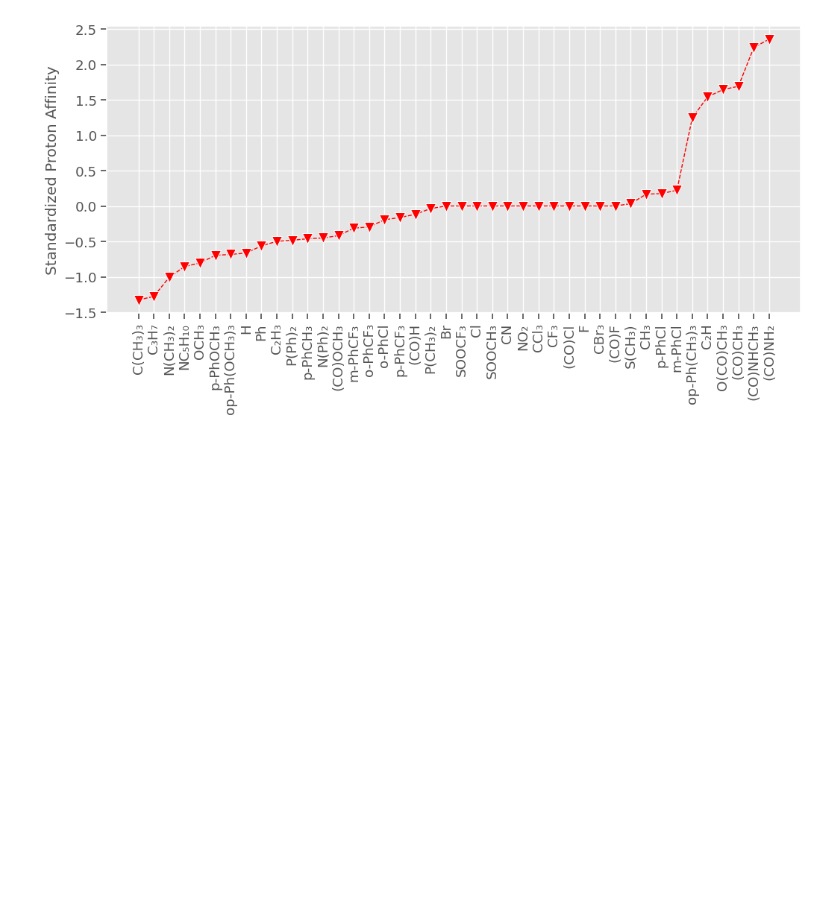
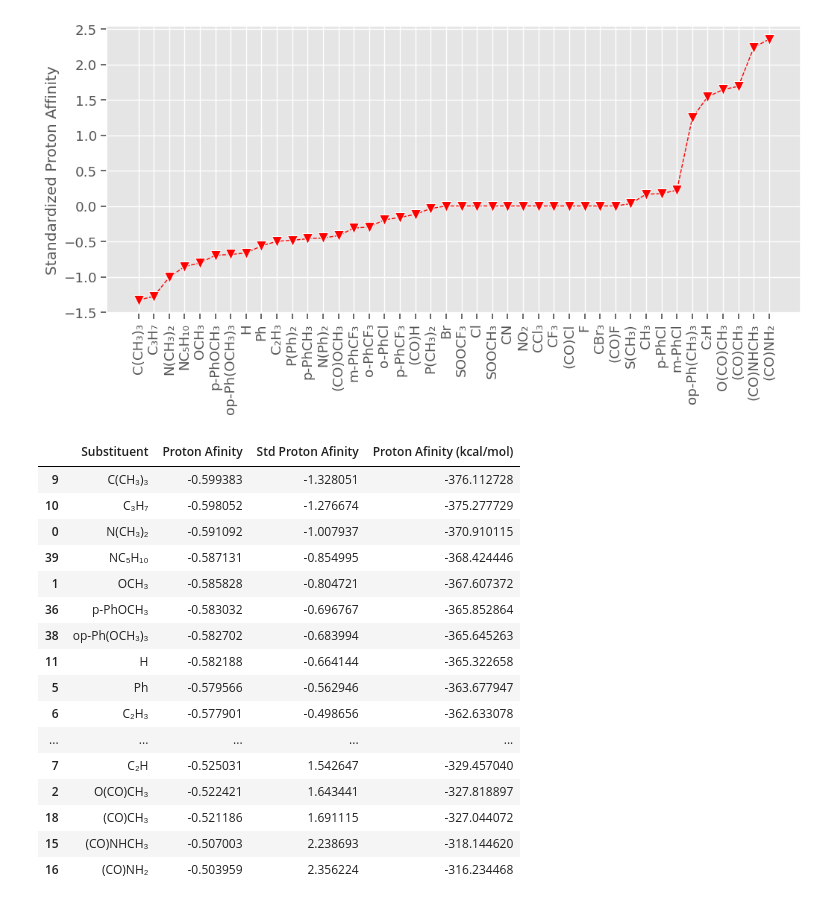
Before and after one commit to sheha919/Cobaltocenium_project, a Jupyter notebook: proton_afinity_plot.ipynb, the cells around one changed output. Drawn from its saved outputs; the diff is of its cells as text; code cells hidden in the pictures; blank space fills up the shorter version.

```diff
--- a/proton_afinity_plot.ipynb
+++ b/proton_afinity_plot.ipynb
@@ -158,2 +158,24 @@ plt.savefig('proton_afinity.png');
 # %% [output]
 [figure]
+# %%
+df_mod2 = df[df['Proton Afinity']!=0].sort_values('Proton Afinity', ascending= True)
+df_mod2['Proton Afinity (kcal/mol)'] = df_mod2['Proton Afinity']*627.5
+df_mod2
+# %% [output]
+|  | Substituent | Proton Afinity | Std Proton Afinity | Proton Afinity (kcal/mol) |
+| 9 | C(CH₃)₃ | -0.599383 | -1.328051 | -376.112728 |
+| 10 | C₃H₇ | -0.598052 | -1.276674 | -375.277729 |
+| 0 | N(CH₃)₂ | -0.591092 | -1.007937 | -370.910115 |
+| 39 | NC₅H₁₀ | -0.587131 | -0.854995 | -368.424446 |
+| 1 | OCH₃ | -0.585828 | -0.804721 | -367.607372 |
+| 36 | p-PhOCH₃ | -0.583032 | -0.696767 | -365.852864 |
+| 38 | op-Ph(OCH₃)₃ | -0.582702 | -0.683994 | -365.645263 |
+| 11 | H | -0.582188 | -0.664144 | -365.322658 |
+| 5 | Ph | -0.579566 | -0.562946 | -363.677947 |
+| 6 | C₂H₃ | -0.577901 | -0.498656 | -362.633078 |
+| ... | ... | ... | ... | ... |
+| 7 | C₂H | -0.525031 | 1.542647 | -329.457040 |
+| 2 | O(CO)CH₃ | -0.522421 | 1.643441 | -327.818897 |
+| 18 | (CO)CH₃ | -0.521186 | 1.691115 | -327.044072 |
+| 15 | (CO)NHCH₃ | -0.507003 | 2.238693 | -318.144620 |
+| 16 | (CO)NH₂ | -0.503959 | 2.356224 | -316.234468 |
```
Also changed, not shown: parts of 2 cells of this notebook, 3 other files.
